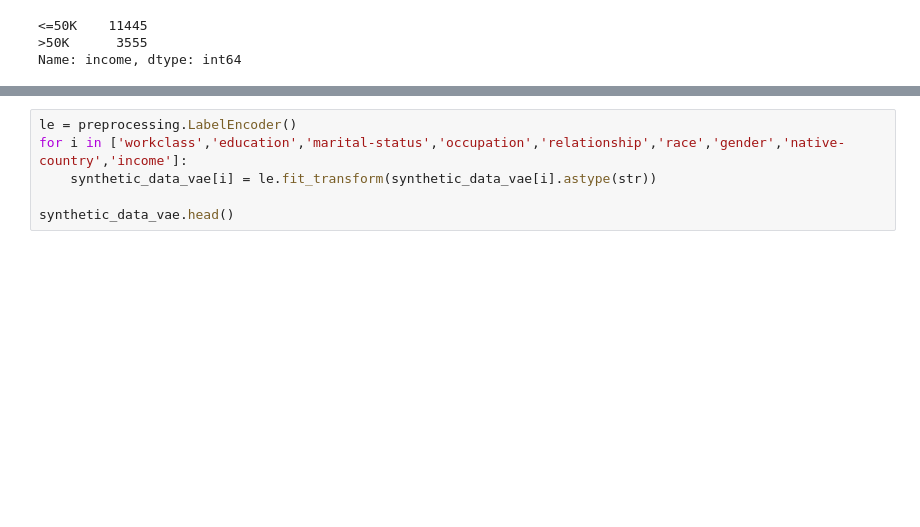
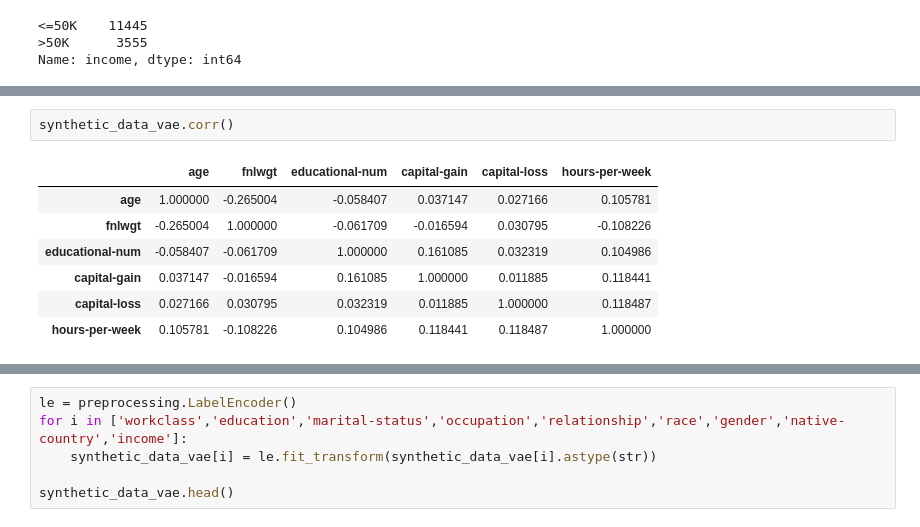
Before and after one commit to SyedMunazzir90/Synthetic-Data-Generator, a Jupyter notebook: Synthetic_Data_Generator_SDV_GAN_VAE.ipynb, the cells around one changed output, grey strips where cells are left out. Saved outputs shown, nothing was run; the diff lists cells and outputs as text; blank space fills up the shorter version.

```diff
--- a/Synthetic_Data_Generator_SDV_GAN_VAE.ipynb
+++ b/Synthetic_Data_Generator_SDV_GAN_VAE.ipynb
@@ -331,0 +379,10 @@ Name: income, dtype: int64
+# %%
+synthetic_data_vae.corr()
+# %% [output]
+|  | age | fnlwgt | educational-num | capital-gain | capital-loss | hours-per-week |
+| age | 1.000000 | -0.265004 | -0.058407 | 0.037147 | 0.027166 | 0.105781 |
+| fnlwgt | -0.265004 | 1.000000 | -0.061709 | -0.016594 | 0.030795 | -0.108226 |
+| educational-num | -0.058407 | -0.061709 | 1.000000 | 0.161085 | 0.032319 | 0.104986 |
+| capital-gain | 0.037147 | -0.016594 | 0.161085 | 1.000000 | 0.011885 | 0.118441 |
+| capital-loss | 0.027166 | 0.030795 | 0.032319 | 0.011885 | 1.000000 | 0.118487 |
+| hours-per-week | 0.105781 | -0.108226 | 0.104986 | 0.118441 | 0.118487 | 1.000000 |
```
Also changed, not shown: parts of 18 cells of this notebook.
